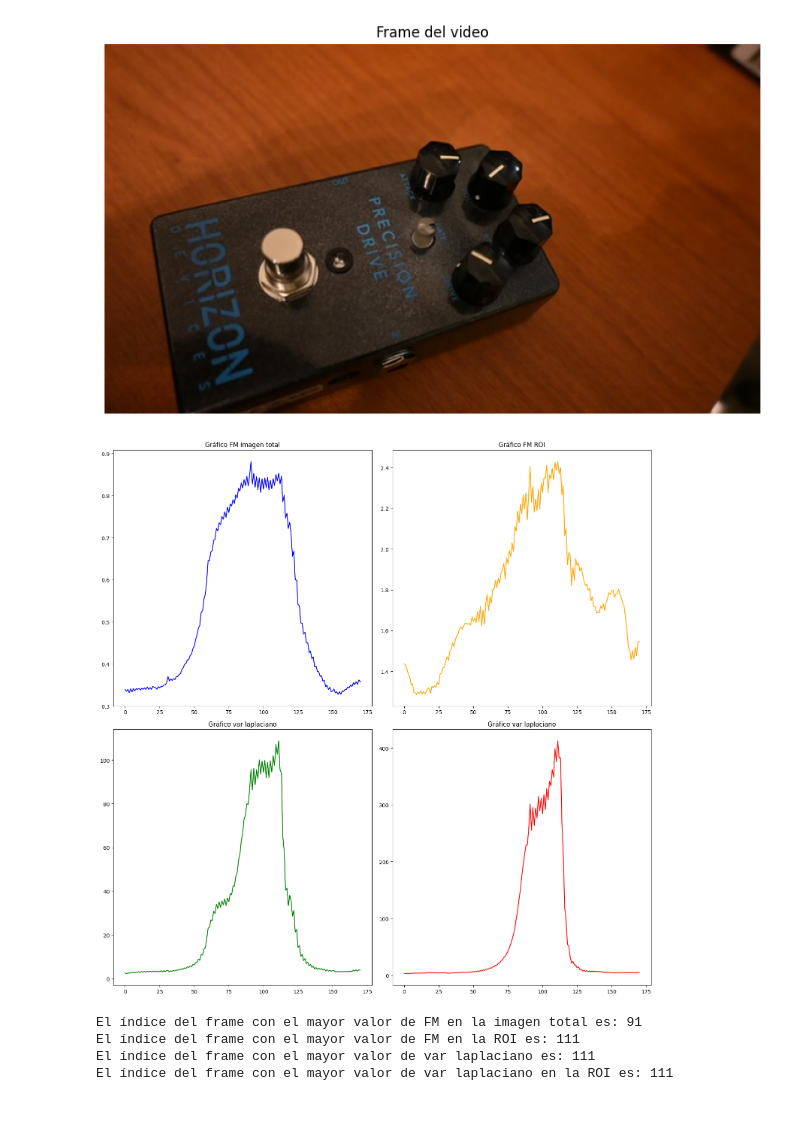
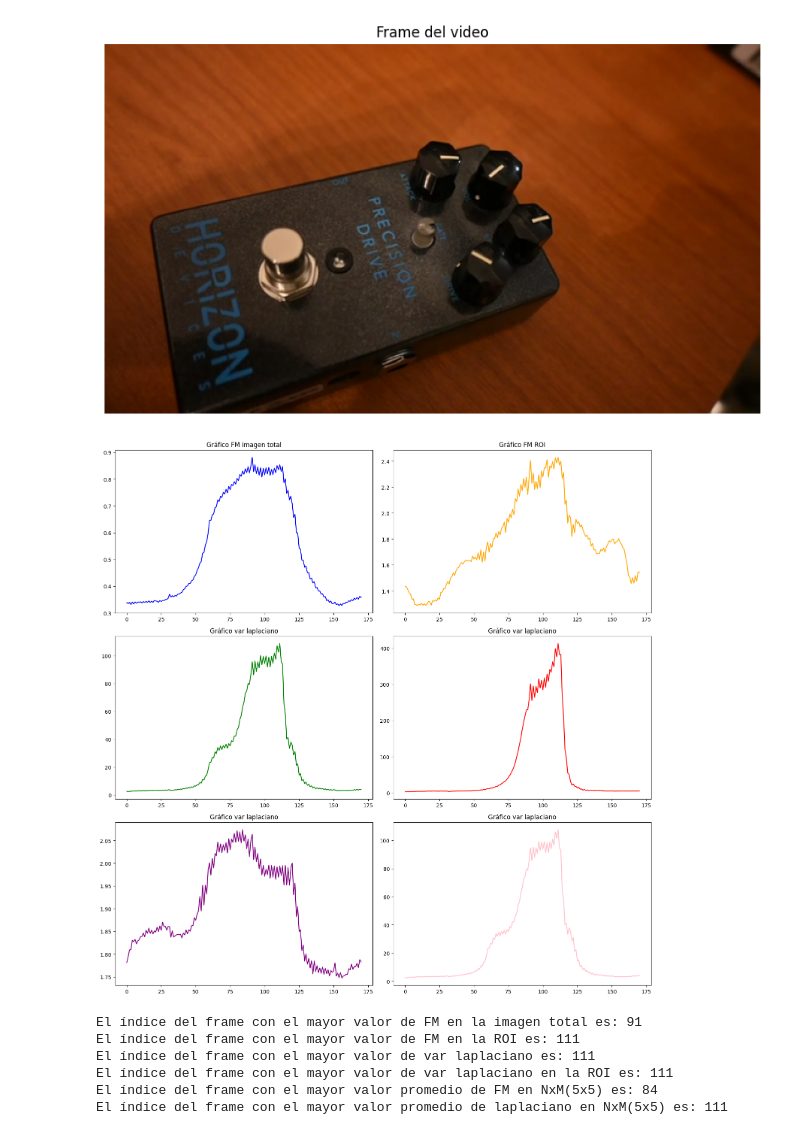
Before and after one commit to CEIA-MBer-ATacc/ceia_cv_tps, a Jupyter notebook: TP2/tp2.ipynb, the cells around one changed output. Saved outputs shown, nothing was run; the diff lists cells and outputs as text; code cells hidden in the pictures.

Commit message:
[ADD]Se agrega el fm y el laplaciano para las regiones NxM

```diff
--- a/TP2/tp2.ipynb
+++ b/TP2/tp2.ipynb
@@ -78,3 +106,15 @@ def variance_of_laplacian(img):
+# %%
+def calcular_fm_promedio_subsecciones(frame, n_rows, n_cols):
+    sub_secciones = dividir_en_subsecciones(frame, n_rows, n_cols)
+    formulas = [calcular_fm(sub_seccion) for sub_seccion in sub_secciones]
+    fm_promedio = np.mean(formulas)
+    return fm_promedio
+# %%
+def calcular_laplacian_promedio_subsecciones(frame, n_rows, n_cols):
+    sub_secciones = dividir_en_subsecciones(frame, n_rows, n_cols)
+    formulas = [variance_of_laplacian(sub_seccion) for sub_seccion in sub_secciones]
+    fm_promedio = np.mean(formulas)
+    return fm_promedio
 # %%
 # Abre el video
 video_path = 'focus_video.mov'
@@ -99,6 +139,12 @@ else:
     var_laplacian_list = []
     var_laplacian_roi_list = []
 
+    N = 5
+    M = 5
+
+
+    fm_mean = []
+    laplacian_mean = []
 
     while True:
         ret, frame = captura_video.read()
@@ -115,45 +161,59 @@ else:
 
         # calcula la varianza del laplaciano
         var_laplacian_list.append(variance_of_laplacian(frame))
 
         # calcula la varianza del laplaciano para el ROI
         var_laplacian_roi_list.append(variance_of_laplacian(central_crop))
 
+        # Calculo el fm y el laplacian promedio de las sub-secciones
+        fm_mean.append(calcular_fm_promedio_subsecciones(frame, N, M))
+        laplacian_mean.append(calcular_laplacian_promedio_subsecciones(frame, N, M))
 
         if len(fm_total_list) in [91, 111]:
             mostrar_imagen(frame, titulo='Frame del video')
 
-    fig, axes = plt.subplots(2, 2, figsize=(15, 15))
+    fig, axes = plt.subplots(3, 2, figsize=(15, 15))
 
     axes[0][0].plot(fm_total_list, color='blue')
     axes[0][0].set_title("Gráfico FM imagen total")
 
     axes[0][1].plot(fm_roi_list, color='orange')
     axes[0][1].set_title("Gráfico FM ROI")
 
 
     axes[1][0].plot(var_laplacian_list, color='green')
     axes[1][0].set_title("Gráfico var laplaciano")
 
     axes[1][1].plot(var_laplacian_roi_list, color='red')
     axes[1][1].set_title("Gráfico var laplaciano")
 
+    axes[2][0].plot(fm_mean, color='purple')
+    axes[2][0].set_title("Gráfico var laplaciano")
+
+    axes[2][1].plot(laplacian_mean, color='pink')
+    axes[2][1].set_title("Gráfico var laplaciano")
+
+
     plt.tight_layout()
     plt.show()
 # %% [output]
 [figure]
 [figure]
-[figure, old version]
+[figure, new version]
 # %%
 print(f"El índice del frame con el mayor valor de FM en la imagen total es: {np.argmax(fm_total_list)}")
 print(f"El índice del frame con el mayor valor de FM en la ROI es: {np.argmax(fm_roi_list)}")
 print(f"El índice del frame con el mayor valor de var laplaciano es: {np.argmax(var_laplacian_list)}")
 print(f"El índice del frame con el mayor valor de var laplaciano en la ROI es: {np.argmax(var_laplacian_roi_list)}")
+print(f"El índice del frame con el mayor valor promedio de FM en NxM({N}x{M}) es: {np.argmax(fm_mean)}")
+print(f"El índice del frame con el mayor valor promedio de laplaciano en NxM({N}x{M}) es: {np.argmax(laplacian_mean)}")
 # %% [output]
 El índice del frame con el mayor valor de FM en la imagen total es: 91
 El índice del frame con el mayor valor de FM en la ROI es: 111
 El índice del frame con el mayor valor de var laplaciano es: 111
 El índice del frame con el mayor valor de var laplaciano en la ROI es: 111
+El índice del frame con el mayor valor promedio de FM en NxM(5x5) es: 84
+El índice del frame con el mayor valor promedio de laplaciano en NxM(5x5) es: 111
 # %%
 # Abre el video
 video_path = 'focus_video.mov'
```
Also changed, not shown: parts of 1 cell of this notebook.
